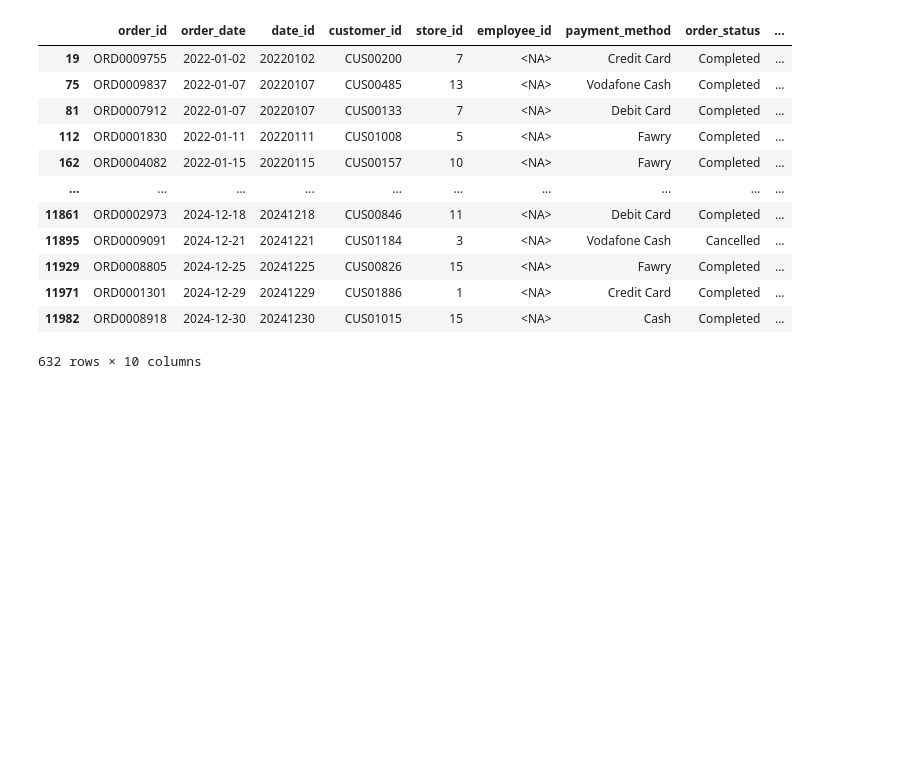
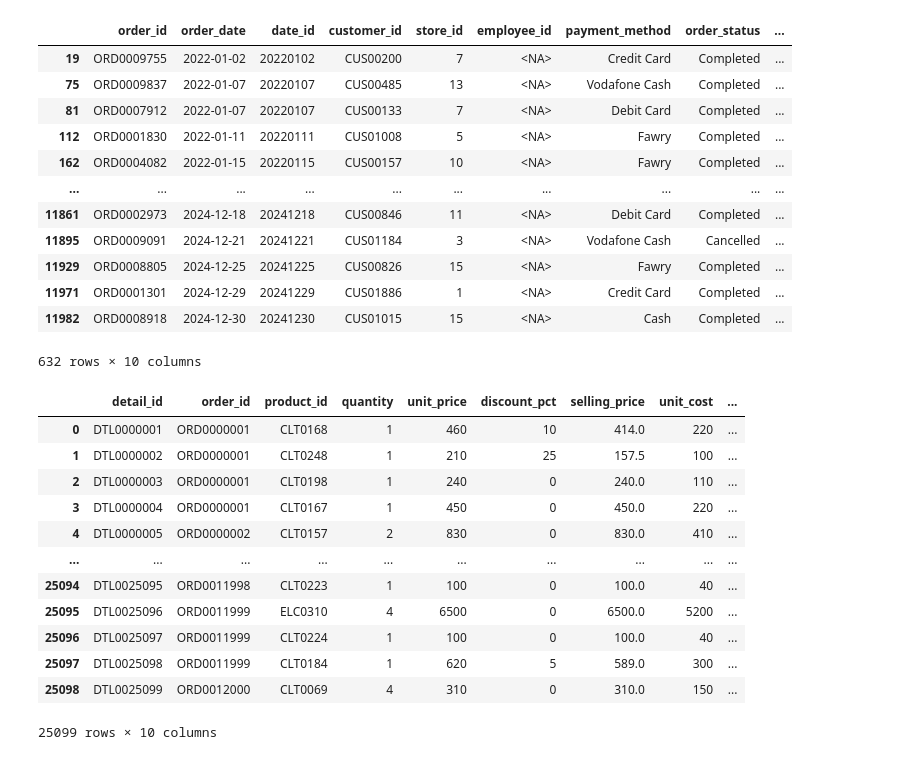
Before and after one commit to Addakularanjith123/Practice-sql, a Jupyter notebook: kaggle_data/Lotus Retail Dataset - Power BI (Multi tables)/dim_employee.ipynb, the cells around one changed output. Cells and saved outputs as stored; diff of their text form; code cells hidden in the pictures; blank space fills up the shorter version.

```diff
--- a/kaggle_data/Lotus Retail Dataset - Power BI (Multi tables)/dim_employee.ipynb
+++ b/kaggle_data/Lotus Retail Dataset - Power BI (Multi tables)/dim_employee.ipynb
@@ -107,3 +115,21 @@ orders[orders['employee_id'].isna()]
 | 11971 | ORD0001301 | 2024-12-29 | 20241229 | CUS01886 | 1 | <NA> | Credit Card | Completed | ... |
 | 11982 | ORD0008918 | 2024-12-30 | 20241230 | CUS01015 | 15 | <NA> | Cash | Completed | ... |
 632 rows × 10 columns
+# %%
+df_dim_orders=pd.read_csv('/content/drive/MyDrive/Kaggle datasets/Lotus Retail Dataset - Power BI (Multi tables)/dim_order_details.csv')
+# %%
+df_dim_orders
+# %% [output]
+|  | detail_id | order_id | product_id | quantity | unit_price | discount_pct | selling_price | unit_cost | ... |
+| 0 | DTL0000001 | ORD0000001 | CLT0168 | 1 | 460 | 10 | 414.0 | 220 | ... |
+| 1 | DTL0000002 | ORD0000001 | CLT0248 | 1 | 210 | 25 | 157.5 | 100 | ... |
+| 2 | DTL0000003 | ORD0000001 | CLT0198 | 1 | 240 | 0 | 240.0 | 110 | ... |
+| 3 | DTL0000004 | ORD0000001 | CLT0167 | 1 | 450 | 0 | 450.0 | 220 | ... |
+| 4 | DTL0000005 | ORD0000002 | CLT0157 | 2 | 830 | 0 | 830.0 | 410 | ... |
+| ... | ... | ... | ... | ... | ... | ... | ... | ... | ... |
+| 25094 | DTL0025095 | ORD0011998 | CLT0223 | 1 | 100 | 0 | 100.0 | 40 | ... |
+| 25095 | DTL0025096 | ORD0011999 | ELC0310 | 4 | 6500 | 0 | 6500.0 | 5200 | ... |
+| 25096 | DTL0025097 | ORD0011999 | CLT0224 | 1 | 100 | 0 | 100.0 | 40 | ... |
+| 25097 | DTL0025098 | ORD0011999 | CLT0184 | 1 | 620 | 5 | 589.0 | 300 | ... |
+| 25098 | DTL0025099 | ORD0012000 | CLT0069 | 4 | 310 | 0 | 310.0 | 150 | ... |
+25099 rows × 10 columns
```
Also changed, not shown: parts of 6 cells of this notebook.
